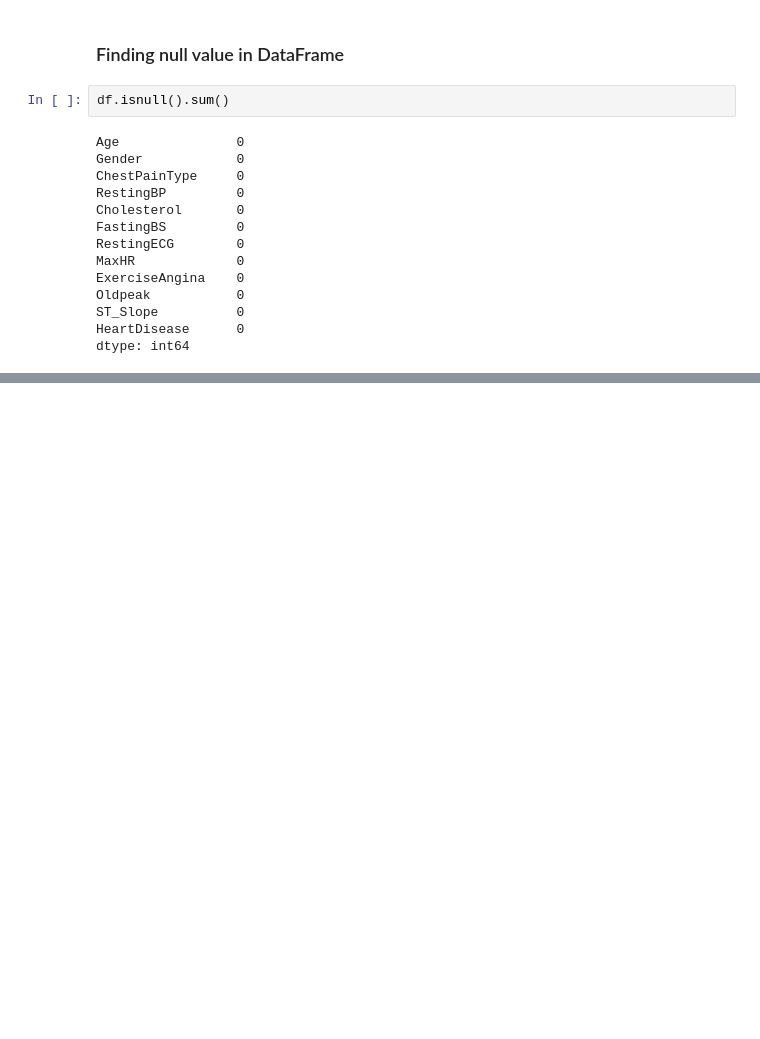
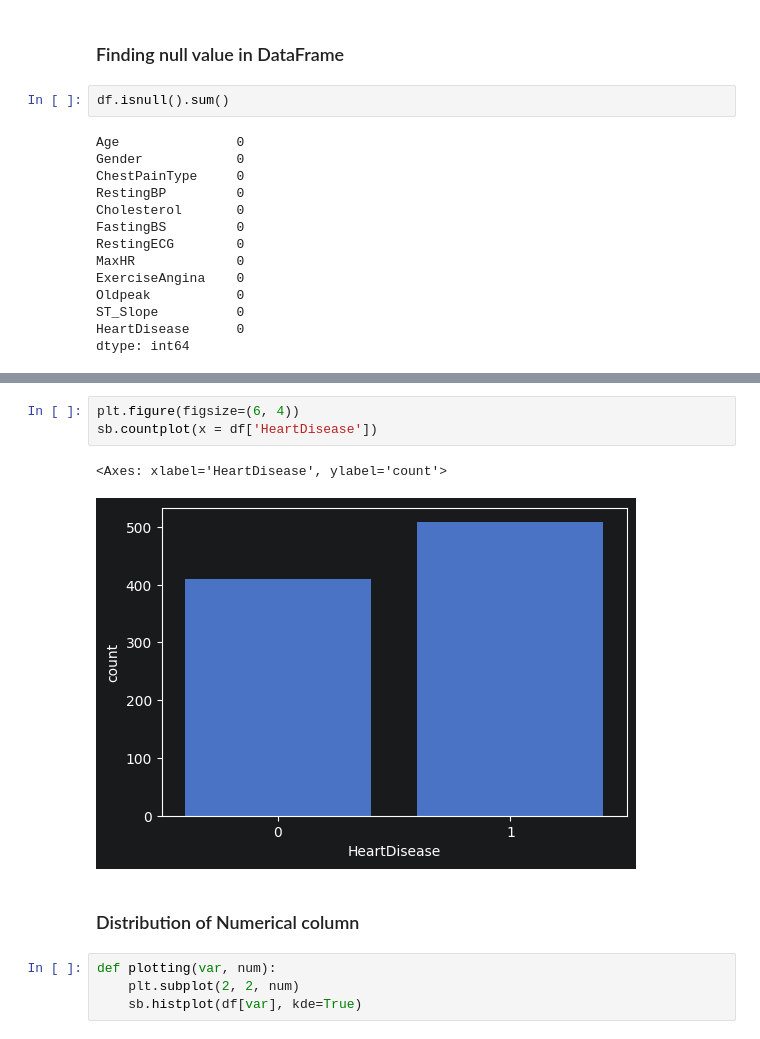
Before and after one commit to Zafar-Ashfak/Machine-Learning, a Jupyter notebook: heart.ipynb, the cells around one changed output, grey strips where cells are left out. Cells and saved outputs as stored; diff of their text form; blank space fills up the shorter version.

Commit message:
Clean heart disease dataset

```diff
--- a/heart.ipynb
+++ b/heart.ipynb
@@ -90,0 +102,12 @@ dtype: int64
+# %%
+plt.figure(figsize=(6, 4))
+sb.countplot(x = df['HeartDisease'])
+# %% [output]
+<Axes: xlabel='HeartDisease', ylabel='count'>
+[figure, added]
+# %% [markdown]
+### Distribution of Numerical column
+# %%
+def plotting(var, num):
+    plt.subplot(2, 2, num)
+    sb.histplot(df[var], kde=True)
```
Also changed, not shown: parts of 3 cells of this notebook.
